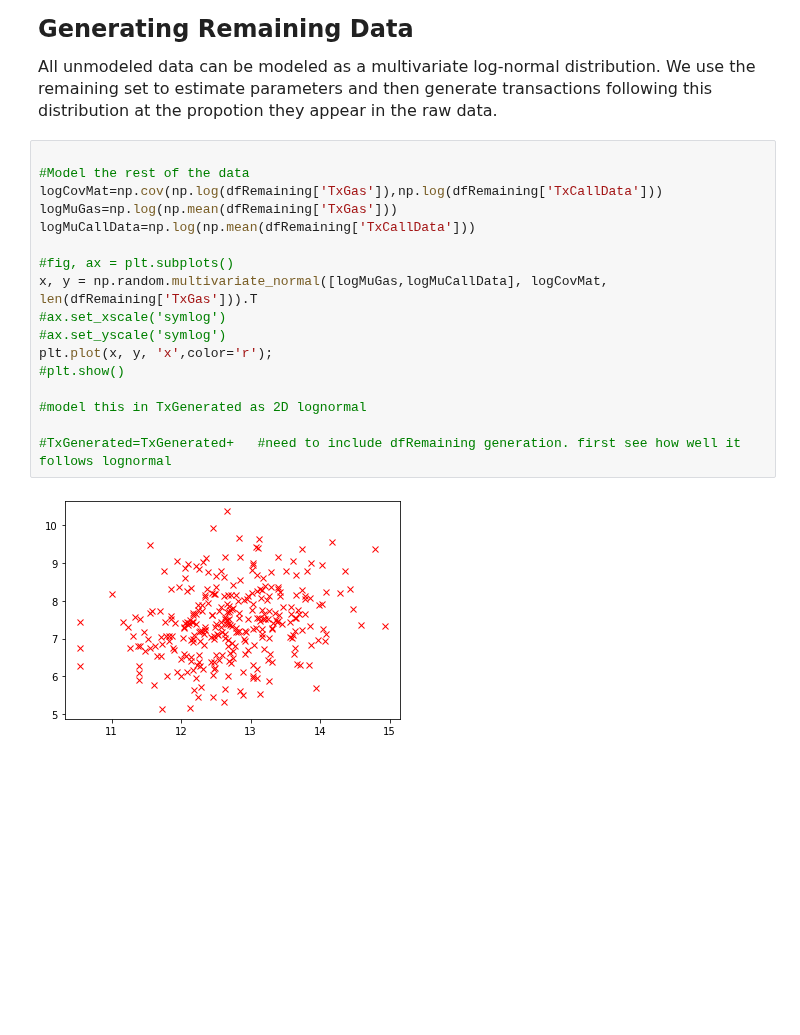
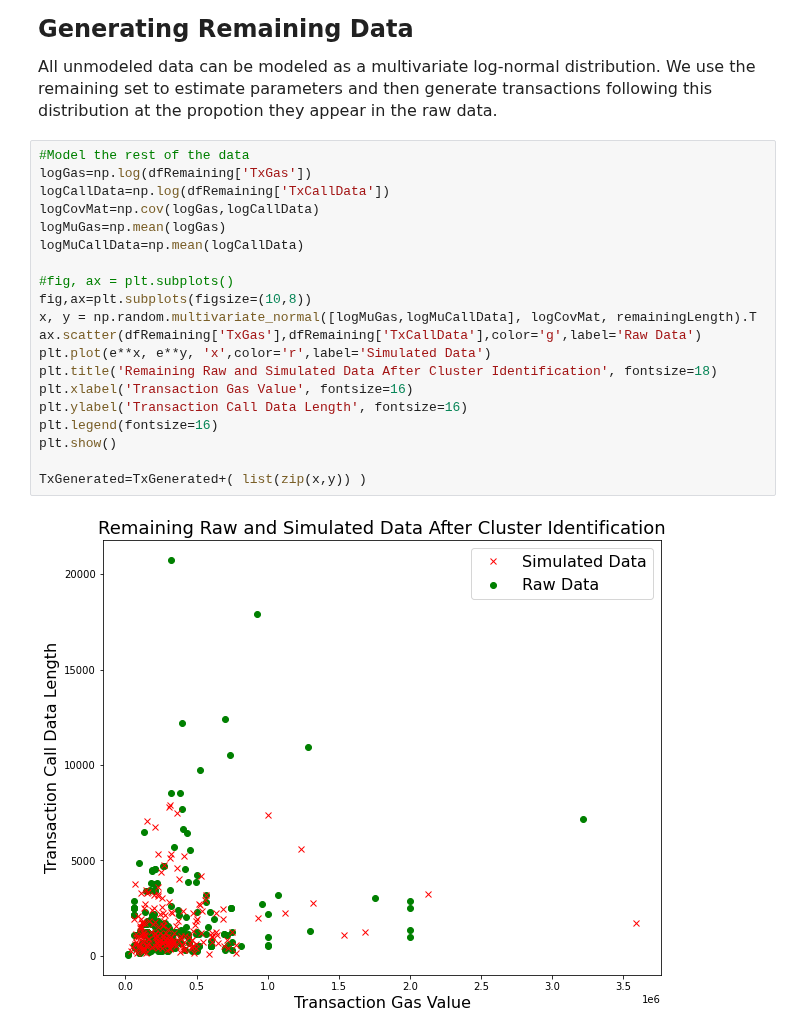
Before and after one commit to teohyikhaw/camcos, a Jupyter notebook: simulations/notebooks/meip-1559_Joint_Distribution_Fitting.ipynb, the cells around one changed output. Drawn from its saved outputs; the diff is of its cells as text; blank space fills up the shorter version.

```diff
--- a/simulations/notebooks/meip-1559_Joint_Distribution_Fitting.ipynb
+++ b/simulations/notebooks/meip-1559_Joint_Distribution_Fitting.ipynb
@@ -269,22 +270,25 @@ plt.show()
 <font size="5">**Generating Remaining Data**
 
 <font size="3">All unmodeled data can be modeled as a multivariate log-normal distribution. We use the remaining set to estimate parameters and then generate transactions following this distribution at the propotion they appear in the raw data.
-# %%
-
-#Model the rest of the data
-logCovMat=np.cov(np.log(dfRemaining['TxGas']),np.log(dfRemaining['TxCallData']))
-logMuGas=np.log(np.mean(dfRemaining['TxGas']))
-logMuCallData=np.log(np.mean(dfRemaining['TxCallData']))
-
-#fig, ax = plt.subplots()
-x, y = np.random.multivariate_normal([logMuGas,logMuCallData], logCovMat, len(dfRemaining['TxGas'])).T
-#ax.set_xscale('symlog')
-#ax.set_yscale('symlog')
-plt.plot(x, y, 'x',color='r');
-#plt.show()
-
-#model this in TxGenerated as 2D lognormal
-
-#TxGenerated=TxGenerated+   #need to include dfRemaining generation. first see how well it follows lognormal
-# %% [output]
-[figure, removed]
+# %%
+#Model the rest of the data
+logGas=np.log(dfRemaining['TxGas'])
+logCallData=np.log(dfRemaining['TxCallData'])
+logCovMat=np.cov(logGas,logCallData)
+logMuGas=np.mean(logGas)
+logMuCallData=np.mean(logCallData)
+
+#fig, ax = plt.subplots()
+fig,ax=plt.subplots(figsize=(10,8))
+x, y = np.random.multivariate_normal([logMuGas,logMuCallData], logCovMat, remainingLength).T
+ax.scatter(dfRemaining['TxGas'],dfRemaining['TxCallData'],color='g',label='Raw Data')
+plt.plot(e**x, e**y, 'x',color='r',label='Simulated Data')
+plt.title('Remaining Raw and Simulated Data After Cluster Identification', fontsize=18)
+plt.xlabel('Transaction Gas Value', fontsize=16)
+plt.ylabel('Transaction Call Data Length', fontsize=16)
+plt.legend(fontsize=16)
+plt.show()
+
+TxGenerated=TxGenerated+( list(zip(x,y)) )
+# %% [output]
+[figure, added]
```
Also changed, not shown: parts of 4 cells of this notebook.
